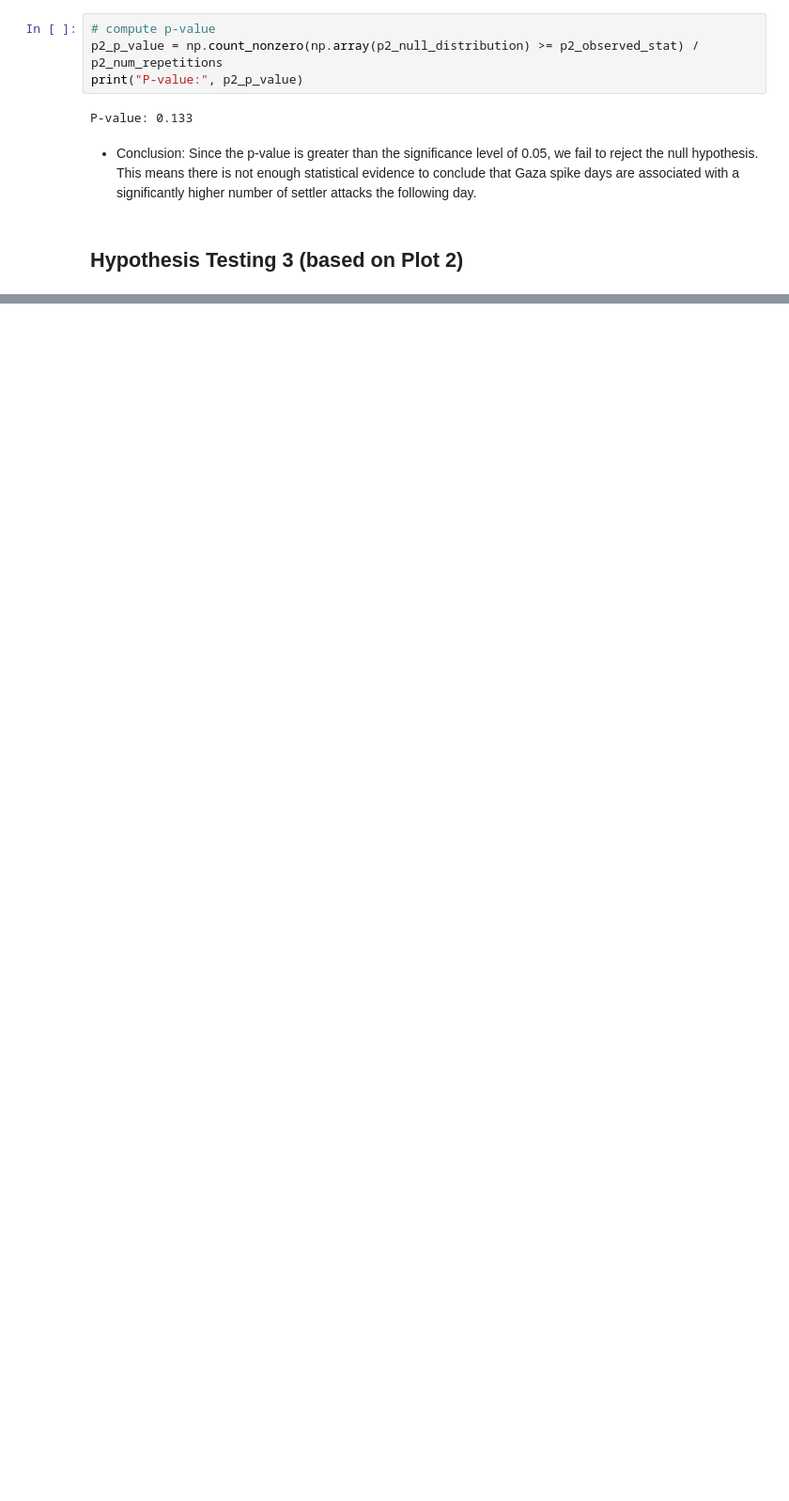
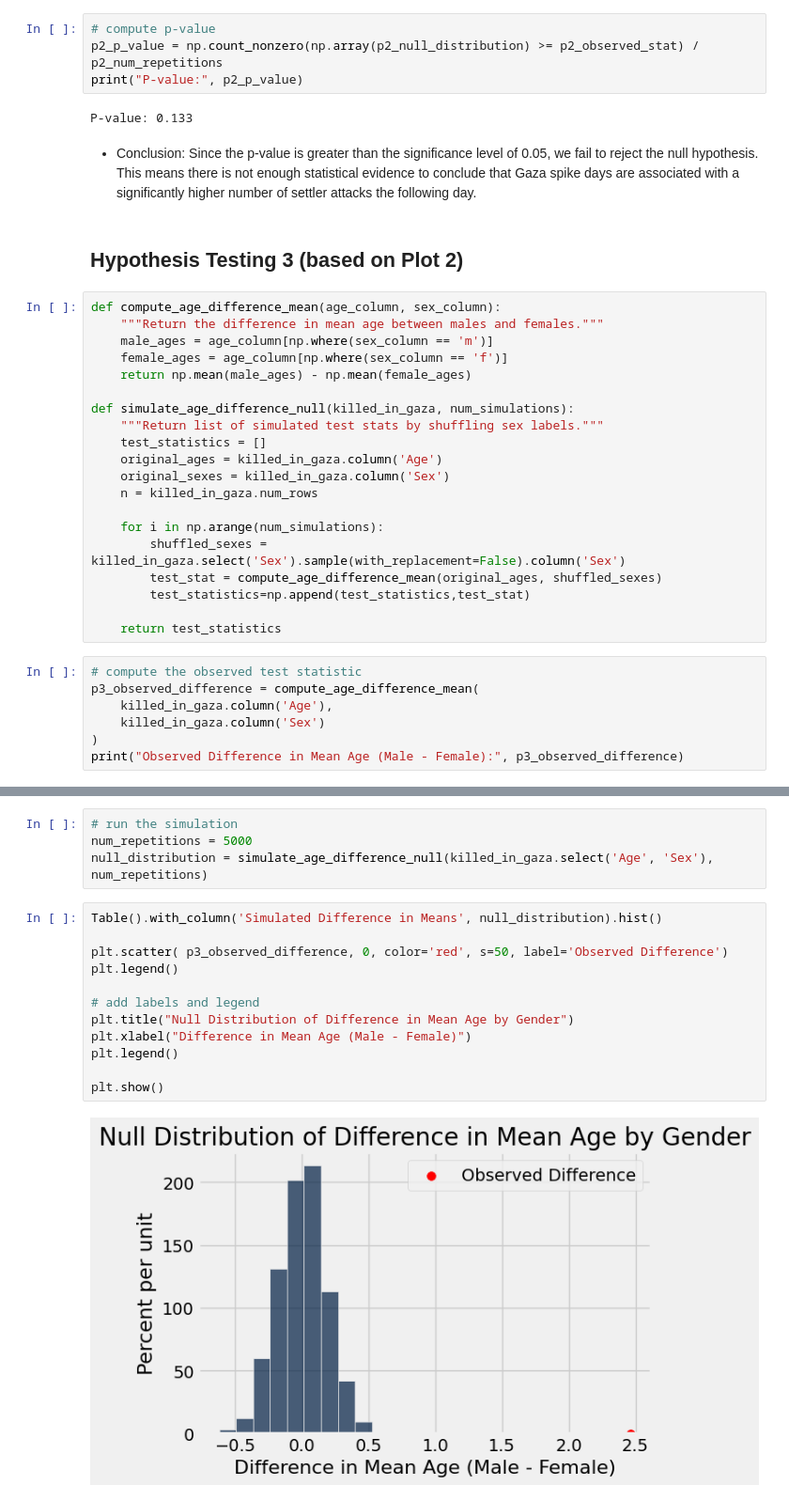
Before and after one commit to atrab-ah2207802/datascience, a Jupyter notebook: part B/project_part_b_preprocessing.ipynb, the cells around one changed output, grey strips where cells are left out. Shown: that part at 94% size. Saved outputs shown, nothing was run; the diff lists cells and outputs as text; blank space fills up the shorter version.

```diff
--- a/part B/project_part_b_preprocessing.ipynb
+++ b/part B/project_part_b_preprocessing.ipynb
@@ -674,3 +666,30 @@ P-value: 0.133
 - Conclusion: Since the p-value is greater than the significance level of 0.05, we fail to reject the null hypothesis. This means there is not enough statistical evidence to conclude that Gaza spike days are associated with a significantly higher number of settler attacks the following day.
 # %% [markdown]
 ## Hypothesis Testing 3 (based on Plot 2)
+# %%
+def compute_age_difference_mean(age_column, sex_column):
+    """Return the difference in mean age between males and females."""
+    male_ages = age_column[np.where(sex_column == 'm')]
+    female_ages = age_column[np.where(sex_column == 'f')]
+    return np.mean(male_ages) - np.mean(female_ages)
+
+def simulate_age_difference_null(killed_in_gaza, num_simulations):
+    """Return list of simulated test stats by shuffling sex labels."""
+    test_statistics = []
+    original_ages = killed_in_gaza.column('Age')
+    original_sexes = killed_in_gaza.column('Sex')
+    n = killed_in_gaza.num_rows
+
+    for i in np.arange(num_simulations):
+        shuffled_sexes = killed_in_gaza.select('Sex').sample(with_replacement=False).column('Sex')
+        test_stat = compute_age_difference_mean(original_ages, shuffled_sexes)
+        test_statistics=np.append(test_statistics,test_stat)
+
+    return test_statistics
+# %%
+# compute the observed test statistic
+p3_observed_difference = compute_age_difference_mean(
+    killed_in_gaza.column('Age'),
+    killed_in_gaza.column('Sex')
+)
+print("Observed Difference in Mean Age (Male - Female):", p3_observed_difference)
@@ -676,0 +698,18 @@ P-value: 0.133
+# %%
+# run the simulation
+num_repetitions = 5000
+null_distribution = simulate_age_difference_null(killed_in_gaza.select('Age', 'Sex'), num_repetitions)
+# %%
+Table().with_column('Simulated Difference in Means', null_distribution).hist()
+
+plt.scatter( p3_observed_difference, 0, color='red', s=50, label='Observed Difference')
+plt.legend()
+
+# add labels and legend
+plt.title("Null Distribution of Difference in Mean Age by Gender")
+plt.xlabel("Difference in Mean Age (Male - Female)")
+plt.legend()
+
+plt.show()
+# %% [output]
+[figure, added]
```
Also changed, not shown: parts of 2 cells of this notebook.
